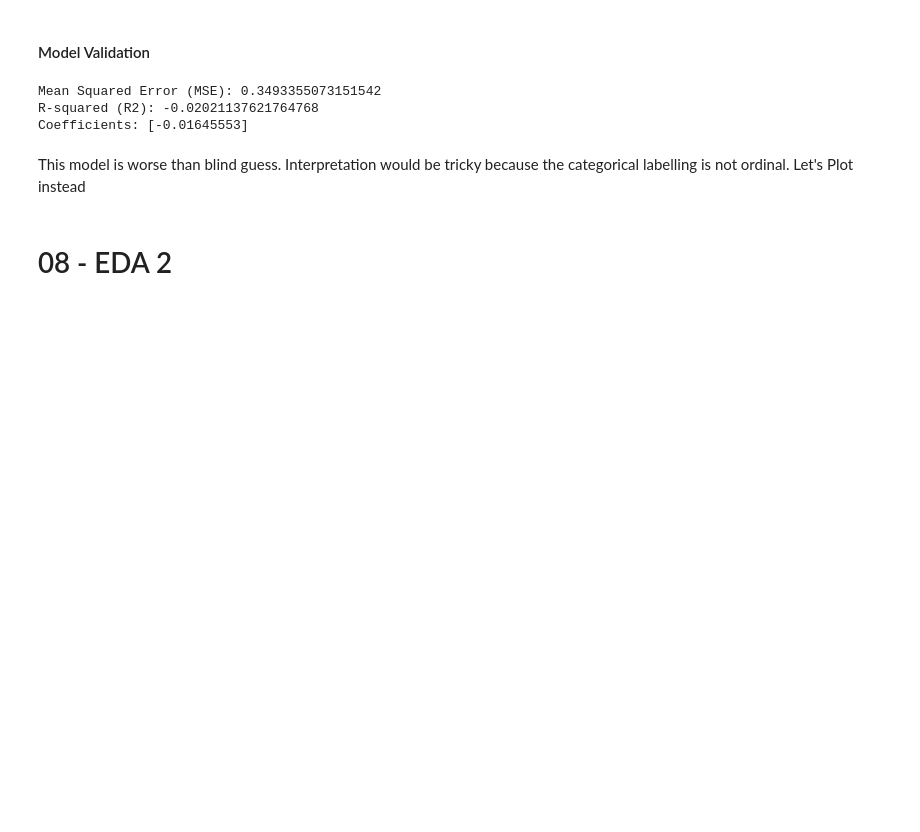
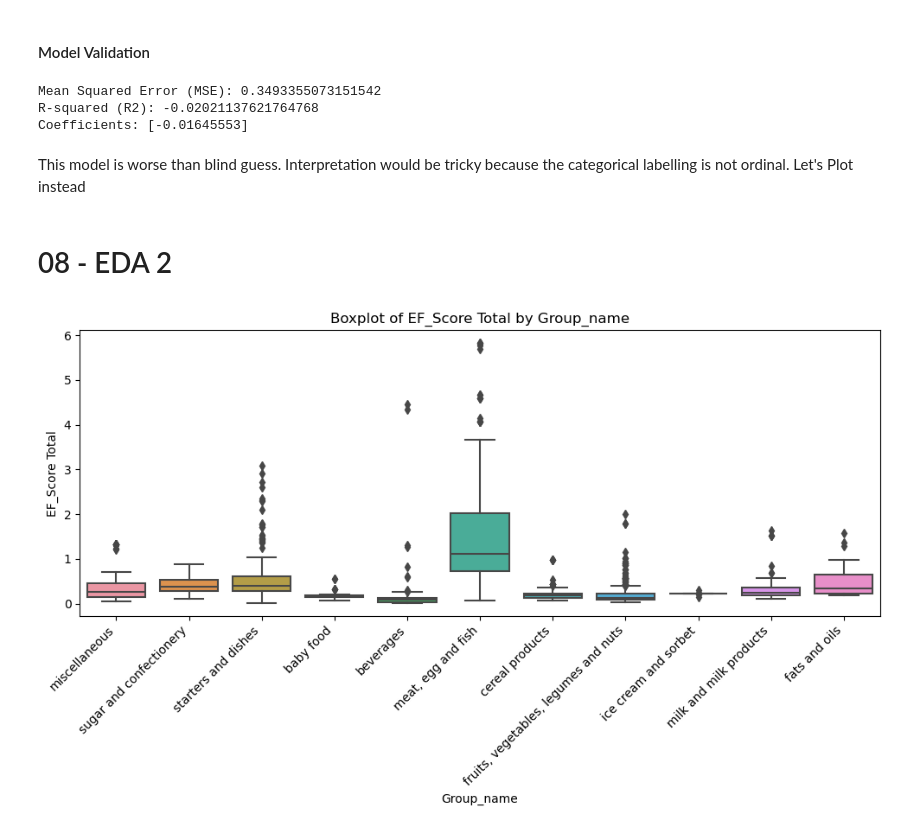
Before and after one commit to Nyobanne/5.00-project, a Jupyter notebook: AS Mid Project/Project MidBootcamp Nyob-2.ipynb, the cells around one changed output. Drawn from its saved outputs; the diff is of its cells as text; code cells hidden in the pictures; blank space fills up the shorter version.

Commit message:
project agribalyse

```diff
--- a/AS Mid Project/Project MidBootcamp Nyob-2.ipynb
+++ b/AS Mid Project/Project MidBootcamp Nyob-2.ipynb
@@ -138,8 +138,8 @@ import math
 # %%
 #pip install xlrd
 # %%
-data_env = pd.read_excel('Ciqual Agribalyse.xls',skiprows=2,sheet_name='env steps')# environmental impact
-data_nut = pd.read_excel('Ciqual Agribalyse.xls',sheet_name='nut') #nutritionals
+data_env = pd.read_excel('Ciqual_Agribalyse.xls',skiprows=2,sheet_name='env steps')# environmental impact
+data_nut = pd.read_excel('Ciqual_Agribalyse.xls',sheet_name='nut') #nutritionals
 # Display the first few rows
 
 display(data_nut.head())
@@ -902,3 +902,15 @@ This model is worse than blind guess.
 Interpretation would be tricky because the categorical labelling is not ordinal. Let's Plot instead
 # %% [markdown]
 # 08 - EDA 2
+# %%
+#Aggregated (env) Score per food Group
+plt.figure(figsize=(10, 6))  # Adjust the figure size as needed
+sns.boxplot(x='Group_name', y='EF_Score Total', data=data)
+plt.title('Boxplot of EF_Score Total by Group_name')
+plt.xlabel('Group_name')
+plt.ylabel('EF_Score Total')
+plt.xticks(rotation=45, ha='right')  # Rotate x-axis labels for better readability
+plt.tight_layout()  # Adjust layout to prevent overlapping labels
+plt.show()
+# %% [output]
+[figure, added]
```
Also changed, not shown: parts of 6 cells of this notebook, 5 other files.
